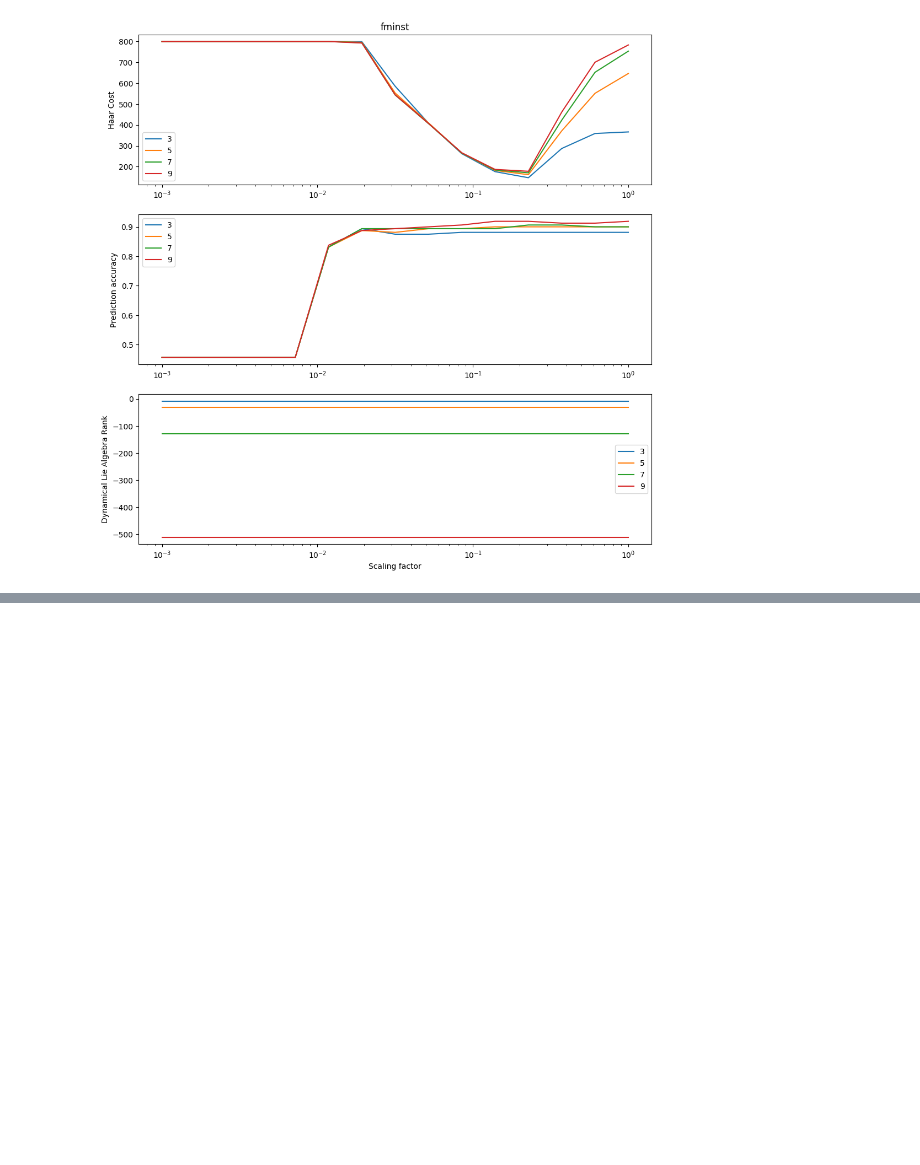
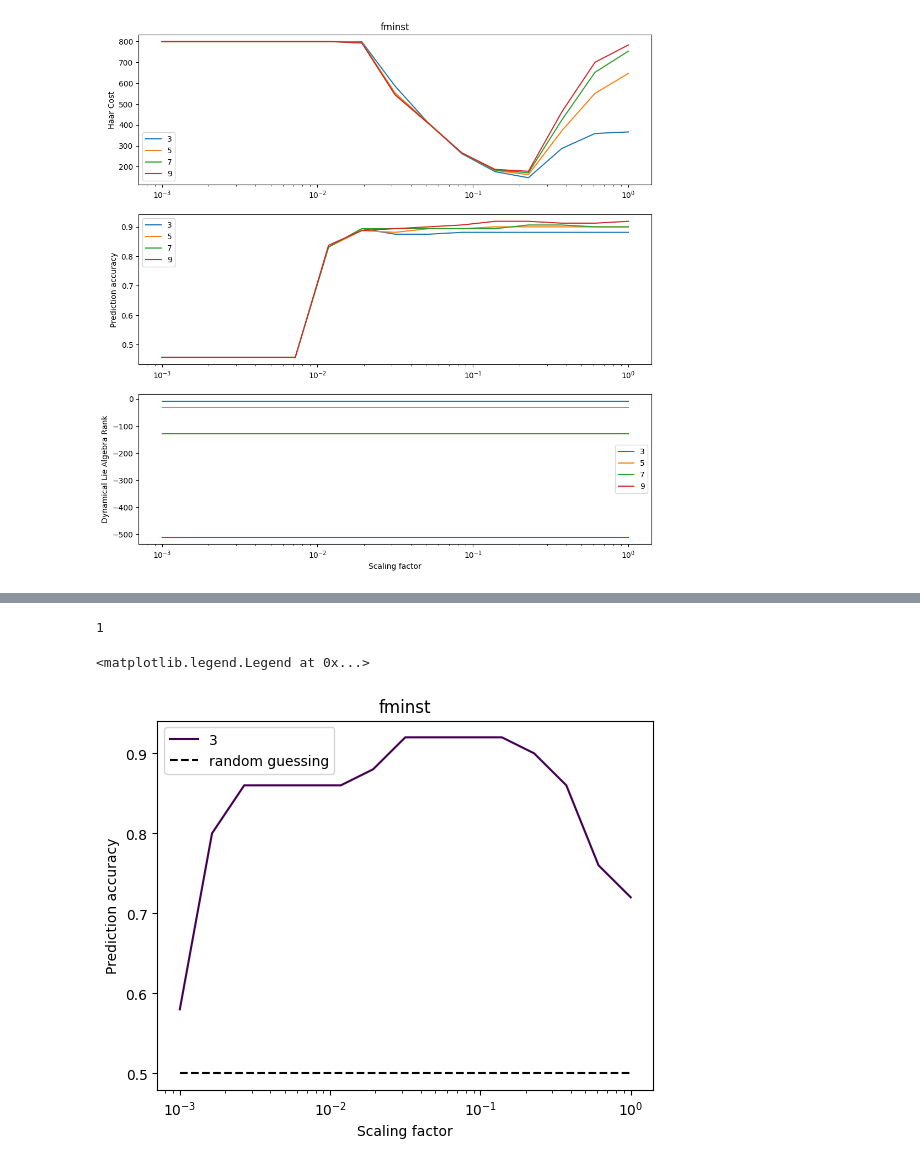
Before and after one commit to CERN-IT-INNOVATION/olqti-summer-school-2024, a Jupyter notebook: quantum_computing_applications_and_use_cases/kernel-bandwidth-in-QML.ipynb, the cells around one changed output, grey strips where cells are left out. Drawn from its saved outputs; the diff is of its cells as text; code cells hidden in the pictures; blank space fills up the shorter version.

```diff
--- a/quantum_computing_applications_and_use_cases/kernel-bandwidth-in-QML.ipynb
+++ b/quantum_computing_applications_and_use_cases/kernel-bandwidth-in-QML.ipynb
@@ -57,22 +56,19 @@ True
 # =============================================================================
 # Create dataset
 # =============================================================================
-def create_dataset(N_TRAIN, features_DIM):
+def create_dataset(N_TRAIN: int, features_DIM: int, n_test: float=0.2):
     """
     create dataset
 
     This function loads data from the fashion_mnist and manipulates
-    data to suit our problem, e.g. normalization.
+    data to suit our problem, e.g. normalization and feature selection.
 
-    N_TRAIN: n° of training data to teach our ML model
-    features_DIM: n° of features will have each datum. It corresponds to
-                  the number of qubits once the encoding is performed
-    save: by default will save the dataset created. Can be disabled to
-          create dummy datasets for testing.
-
+    N_TRAIN: int - number of training data to train our ML model
+    features_DIM: int - number of features will have each datum. It corresponds to
+                  the number of qubits if the encoding is one to one.
+    n_test: float - percentage of datapoints we need for the test.
     """
-    # print('Loading data...')
-    # data loading
+    # load data
     (X_train, y_train), (X_test, y_test) = tf.keras.datasets.fashion_mnist.load_data()
 
     # convert to float in order to normalize the values of the features
@@ -144,7 +140,7 @@ def create_dataset(N_TRAIN, features_DIM):
     print(f'New datapoint dimension:', len(X_train[0]))
 
     # restrict the dataset to a smaller ensemble
-    N_TEST = round(N_TRAIN*0.2)
+    N_TEST = round(N_TRAIN*n_test)
     X_train, X_test = X_train[:N_TRAIN], X_test[:N_TEST]
     y_train, y_test = y_train[:N_TRAIN], y_test[:N_TEST]
 
@@ -181,10 +177,10 @@ $$ \textbf{x}_i = (x_{i1}\;, x_{i2}\;, ..., x_{id}\;, \lambda x_{i1}x_{i2}\;, \l
 The number of additional features depends on the type of entanglement we choose. A full entanglement brings to an additional number of features equal to $\binom{d}{2}$. Finally, the total number of features for a single datapoint (as in, image) equals to $d + \binom{d}{2}$.
 # %%
 def create_pennylane_noiseless(ansatz: Ansatz, measurement: str, type: KernelType):
-    return PennylaneKernel(ansatz, measurement, type, device_name="default.qubit", n_shots=None)
+    return PennylaneKernel(ansatz, measurement, type, device_name="lightning.qubit", n_shots=None)
 
-KernelFactory.add_implementation('pennylane_noiseless', create_pennylane_noiseless)
-KernelFactory.set_current_implementation('pennylane_noiseless')
+KernelFactory.add_implementation('pennylane_noiseless_lightning', create_pennylane_noiseless)
+KernelFactory.set_current_implementation('pennylane_noiseless_lightning')
 print(KernelFactory._KernelFactory__implementations)
 print(KernelFactory._KernelFactory__current_implementation)
 # %% [output]
@@ -388,11 +401,8 @@ computing accuracy...
 # plot the results
 colors = create_sequential_colors(len(num_qubits)+2)
 
-i = 0
-for accuracy_beta, d in zip(accuracy_qubit, num_qubits):
-# for accuracy_beta, d in zip(accuracy_qubit, num_datapoints):
-    plt.plot(bandwidths, accuracy_beta, color=colors[i], label=f"{d}")
-    i += 1
+for i, accuracy_beta in enumerate(accuracy_qubit):
+    plt.plot(bandwidths, accuracy_beta, color=colors[i], label=f"{num_qubits[i]}")
 plt.xscale('log')
 plt.title("fminst")
 plt.xlabel("Scaling factor")
@@ -532,0 +568,17 @@ NameError: name 'X_train_q' is not defined
+# %%
+# plot the results
+colors = create_sequential_colors(len(accuracy_qubit))
+
+print(len(accuracy_qubit))
+for i, accuracy_beta in enumerate(accuracy_qubit):
+    plt.plot(bandwidths, accuracy_beta, color=colors[i], label=f"{num_qubits[i]}")
+plt.xscale('log')
+plt.title("fminst")
+plt.xlabel("Scaling factor")
+plt.ylabel("Prediction accuracy")
+plt.hlines(y=0.5, xmin=bandwidths[0], xmax=bandwidths[-1], linestyles='--', colors='black', label="random guessing")
+plt.legend()
+# %% [output]
+1
+<matplotlib.legend.Legend at 0x...>
+[figure, added]
```
Also changed, not shown: parts of 6 cells of this notebook.
